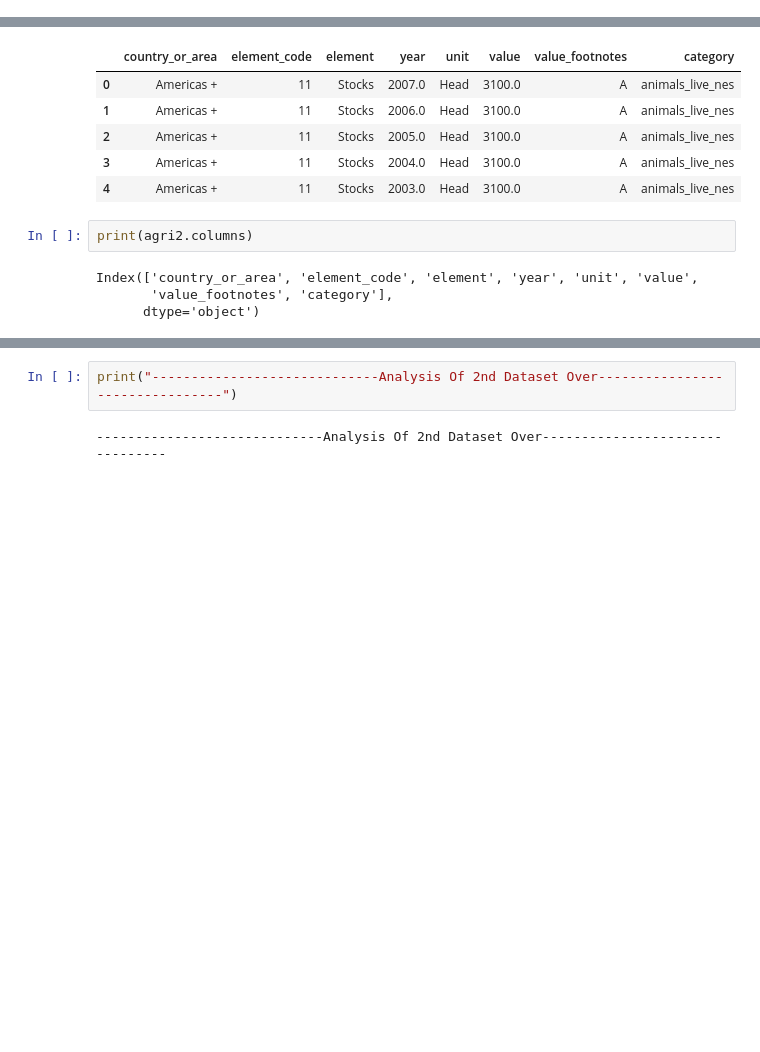
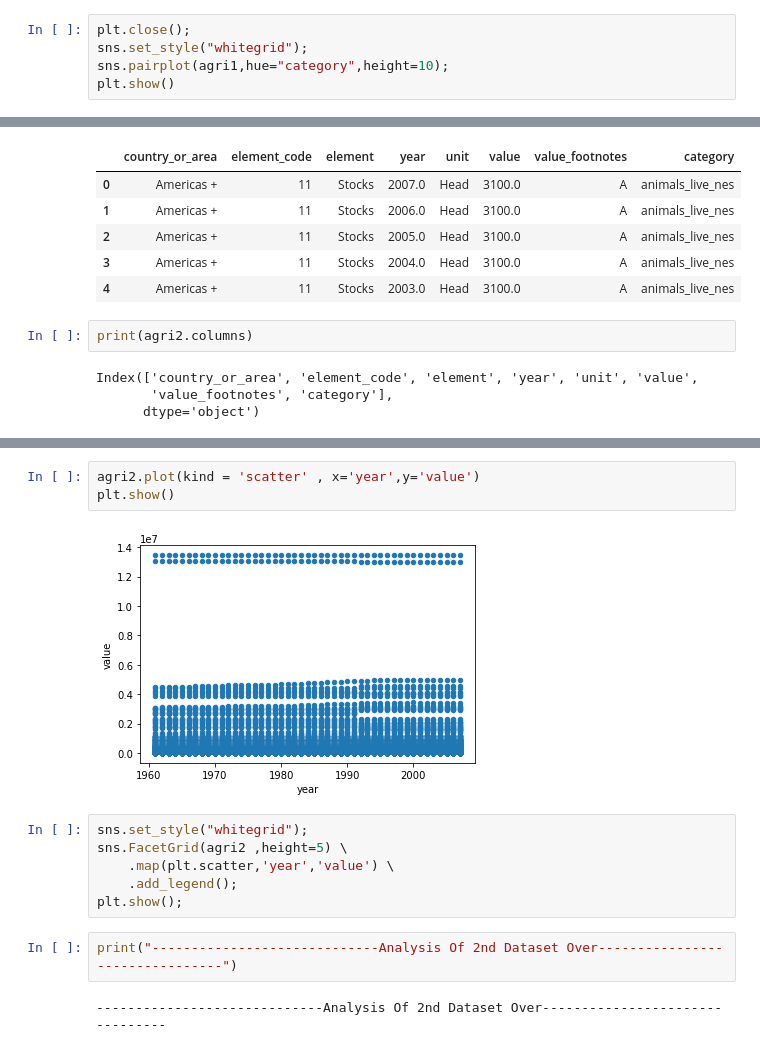
Before and after one commit to tirthanprajapati/Farm-Friend-Predection-Model-Project-Exibition, a Jupyter notebook: Project Exibition - 2022/Untitled.ipynb, the cells around one changed output, grey strips where cells are left out. Saved outputs shown, nothing was run; the diff lists cells and outputs as text; blank space fills up the shorter version.

```diff
--- a/Project Exibition - 2022/Untitled.ipynb
+++ b/Project Exibition - 2022/Untitled.ipynb
@@ -23,3 +55,8 @@ Index(['country_or_area', 'element_code', 'element', 'year', 'unit', 'value',
+# %%
+plt.close();
+sns.set_style("whitegrid");
+sns.pairplot(agri1,hue="category",height=10);
+plt.show()
 # %%
 print("-----------------------------Analysis Of 1st Dataset Over--------------------------------")
 # %% [output]
@@ -44,3 +105,14 @@ Index(['country_or_area', 'element_code', 'element', 'year', 'unit', 'value',
+# %%
+agri2.plot(kind = 'scatter' , x='year',y='value')
+plt.show()
+# %% [output]
+[figure, added]
+# %%
+sns.set_style("whitegrid");
+sns.FacetGrid(agri2 ,height=5) \
+    .map(plt.scatter,'year','value') \
+    .add_legend();
+plt.show();
 # %%
 print("-----------------------------Analysis Of 2nd Dataset Over--------------------------------")
 # %% [output]
```
Also changed, not shown: parts of 18 cells of this notebook.
